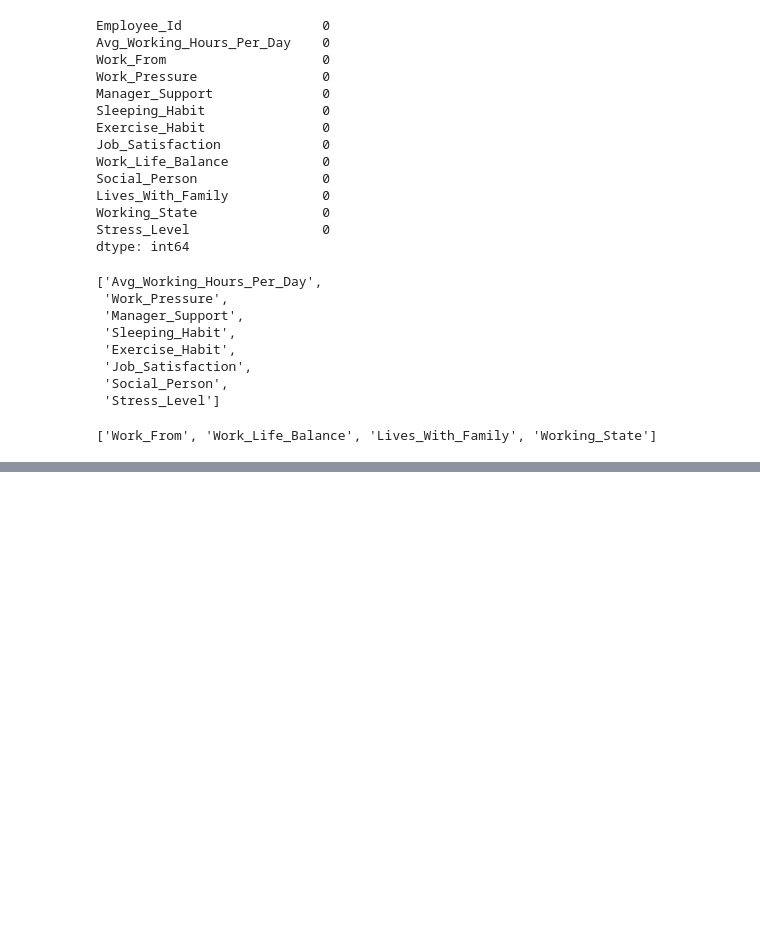
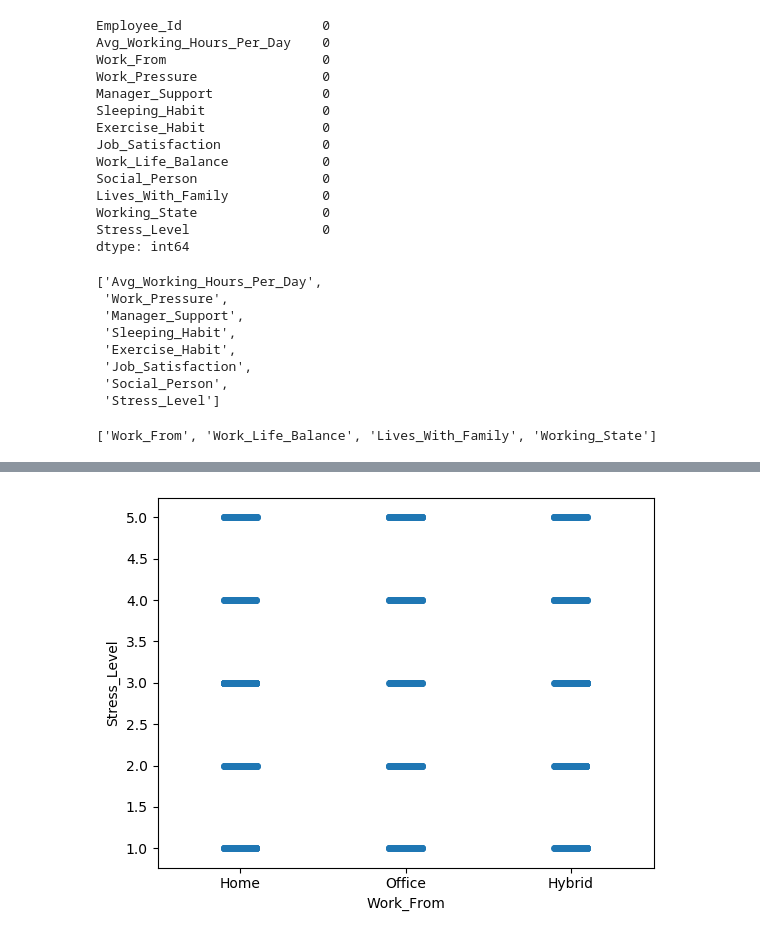
Before and after one commit to KalpanaGopi15/mlcapstone, a Jupyter notebook: employe Stress Level Prediction.ipynb, the cells around one changed output, grey strips where cells are left out. Cells and saved outputs as stored; diff of their text form; code cells hidden in the pictures; blank space fills up the shorter version.

```diff
--- a/employe Stress Level Prediction.ipynb
+++ b/employe Stress Level Prediction.ipynb
@@ -192,0 +224,5 @@ for columnname in quan:
+# %%
+sns.stripplot(x="Work_From", y="Stress_Level",data=dataset)
+plt.show()
+# %% [output]
+[figure, added]
```
Also changed, not shown: parts of 39 cells of this notebook.
